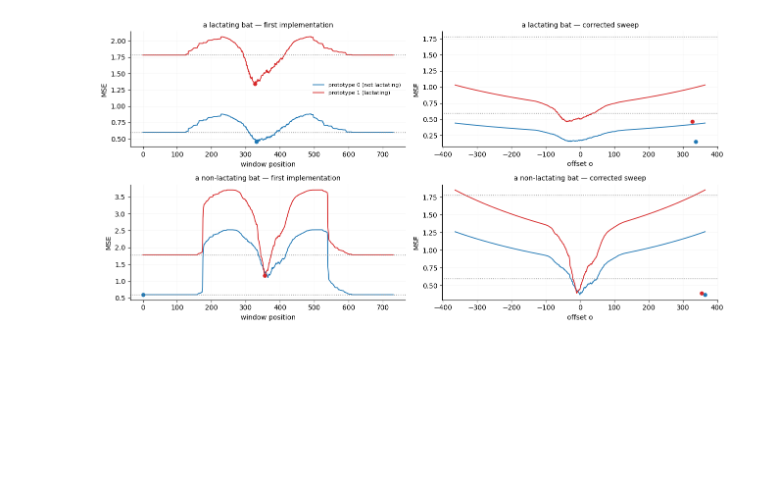
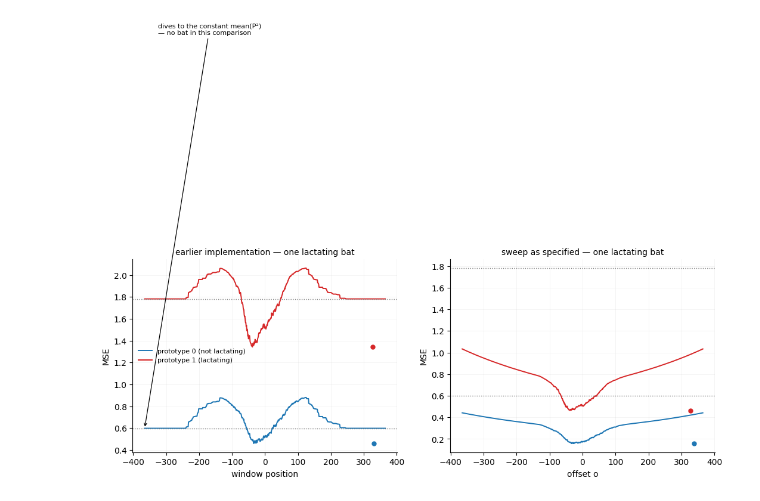
Before and after one commit to anuarsantoyo/bat-pregnancy, a Jupyter notebook: notebooks/05-corrected-sweep.ipynb, the cells around one changed output. Cells and saved outputs as stored; diff of their text form; code cells hidden in the pictures; blank space fills up the shorter version.

```diff
--- a/notebooks/05-corrected-sweep.ipynb
+++ b/notebooks/05-corrected-sweep.ipynb
@@ -94,0 +121,15 @@ of one bat against both prototypes; the dot marks the minimum that decides the l
+# %%
+sandbox = []
+for mo in (0.0, 1.0):
+    p = np.zeros(len(ys), dtype=int)
+    for tr, te in LeaveOneOut().split(Xs):
+        p[te] = MeanTemplateClassifier(min_overlap=mo).fit(Xs[tr], ys[tr]).predict(Xs[te])
+    sandbox.append(dict(min_overlap=mo, leave_one_out_acc=accuracy_score(ys, p)))
+display(pd.DataFrame(sandbox).set_index("min_overlap").round(3))
+
+# does the group structure matter here? (same bat, several years)
+p = np.zeros(len(y), dtype=int)
+for tr, te in LeaveOneGroupOut().split(X, y, groups):
+    p[te] = MeanTemplateClassifier().fit(X[tr], y[tr]).predict(X[te])
+print(f"real data, leave-one-INDIVIDUAL-out accuracy: {accuracy_score(y, p):.3f} "
+      f"(leave-one-row-out was {acc:.3f})")
@@ -95,34 +153,47 @@ of one bat against both prototypes; the dot marks the minimum that decides the l
 # %%
-k_lac = int(np.flatnonzero(yr == 1)[0])
-k_non = int(np.flatnonzero(yr == 0)[0])
+def legacy_curves(x, P, n):
+    padded = np.concatenate([np.zeros(n), x, np.zeros(n)])
+    windows = sliding_window_view(padded, n)          # (2n+1, n)
+    return ((windows - P) ** 2).mean(axis=1)
+
+
+n = X.shape[1]
+clf_full = MeanTemplateClassifier().fit(X, y)
+k_lac = int(np.flatnonzero(y == 1)[0])
 offsets = np.arange(-n, n + 1)
 
-fig, axs = plt.subplots(2, 2, figsize=(13, 6.4))
-for row, (k, name) in enumerate([(k_lac, "a lactating bat"), (k_non, "a non-lactating bat")]):
-    x = Xr[k]
-    m0c, m1c = class_curves(clf_full, x)
-    variants = [
-        ("first implementation", [legacy_curves(x, clf_full.mean_0_, n),
-                                  legacy_curves(x, clf_full.mean_1_, n)], "window position"),
-        ("corrected sweep", [m0c, m1c], "offset o"),
-    ]
-    for col, (kind, curves, xlabel) in enumerate(variants):
-        ax = axs[row, col]
-        for m, lbl, c in zip(curves,
-                             ["prototype 0 (not lactating)", "prototype 1 (lactating)"],
-                             ["tab:blue", "tab:red"]):
-            j = int(m.argmin())
-            ax.plot(offsets if col else np.arange(len(m)), m, color=c, lw=1.3, label=lbl)
-            ax.plot(j, m[j], "o", color=c, ms=5)
-        ax.axhline(clf_full.mean_0_ @ clf_full.mean_0_ / n, color="gray", ls=":", lw=1)
-        ax.axhline(clf_full.mean_1_ @ clf_full.mean_1_ / n, color="gray", ls=":", lw=1)
-        ax.set_title(f"{name} — {kind}", fontsize=10)
-        ax.set_xlabel(xlabel); ax.set_ylabel("MSE")
-        ax.grid(alpha=.15, lw=.6); ax.spines[["top", "right"]].set_visible(False)
-axs[0, 0].legend(frameon=False, fontsize=8)
-axs[0, 0].annotate("the curve dives to the constant\nmean(P^2) — no bat in it",
-                   xy=(-n, clf_full.mean_0_ @ clf_full.mean_0_ / n), xytext=(-n, 4.5),
-                   fontsize=8, arrowprops=dict(arrowstyle="->", lw=.9))
-plt.tight_layout(); plt.show()
+fig, axs = plt.subplots(1, 2, figsize=(12.6, 4.2), layout="constrained")
+x = X[k_lac]
+for col, (kind, curves, xlabel) in enumerate([
+        ("earlier implementation", [legacy_curves(x, clf_full.mean_0_, n),
+                                    legacy_curves(x, clf_full.mean_1_, n)], "window position"),
+        ("sweep as specified", list(clf_full._mse_curves(x)), "offset o")]):
+    ax = axs[col]
+    for m, lbl, c in zip(curves, ["prototype 0 (not lactating)", "prototype 1 (lactating)"],
+                         ["tab:blue", "tab:red"]):
+        j = int(m.argmin())
+        ax.plot(offsets, m, color=c, lw=1.4, label=lbl)
+        ax.plot(j, m[j], "o", color=c, ms=5)
+    ax.axhline(clf_full.mean_0_ @ clf_full.mean_0_ / n, color="gray", ls=":", lw=1)
+    ax.axhline(clf_full.mean_1_ @ clf_full.mean_1_ / n, color="gray", ls=":", lw=1)
+    ax.set_title(f"{kind} — one lactating bat", fontsize=10)
+    ax.set_xlabel(xlabel); ax.set_ylabel("MSE")
+    ax.grid(alpha=.15, lw=.6); ax.spines[["top", "right"]].set_visible(False)
+axs[0].legend(frameon=False, fontsize=8)
+axs[0].annotate("dives to the constant mean(P²)\n— no bat in this comparison",
+                xy=(-n, clf_full.mean_0_ @ clf_full.mean_0_ / n), xytext=(-n + 40, 4.2),
+                fontsize=8, arrowprops=dict(arrowstyle="->", lw=.9))
+plt.show()
+
+# what the earlier implementation scores
+pred_l = np.zeros(len(y), dtype=int)
+for tr, te in LeaveOneOut().split(X):
+    m = X.shape[1]
+    P0, P1 = X[tr][y[tr] == 0].mean(axis=0), X[tr][y[tr] == 1].mean(axis=0)
+    a = legacy_curves(X[te][0], P0, m).min(); b = legacy_curves(X[te][0], P1, m).min()
+    pred_l[te] = int(b < a)
+cm_l = confusion_matrix(y, pred_l, labels=[0, 1])
+print(f"earlier implementation: acc {accuracy_score(y, pred_l):.3f}, "
+      f"confusion TN/FP/FN/TP = {cm_l[0,0]}/{cm_l[0,1]}/{cm_l[1,0]}/{cm_l[1,1]}")
 # %% [output]
-[figure, old version]
+[figure, new version]
```
Also changed, not shown: parts of 25 cells of this notebook.
